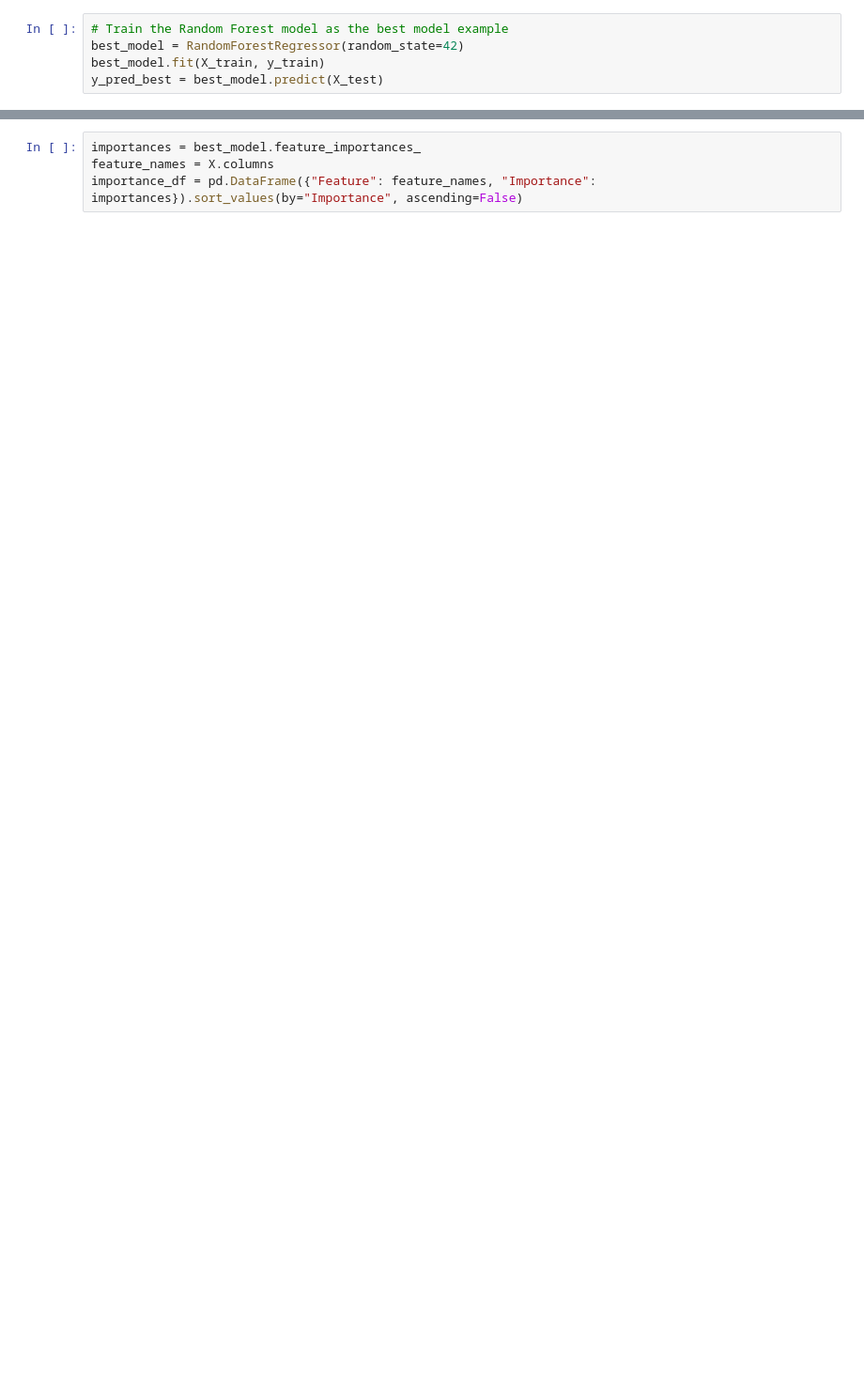
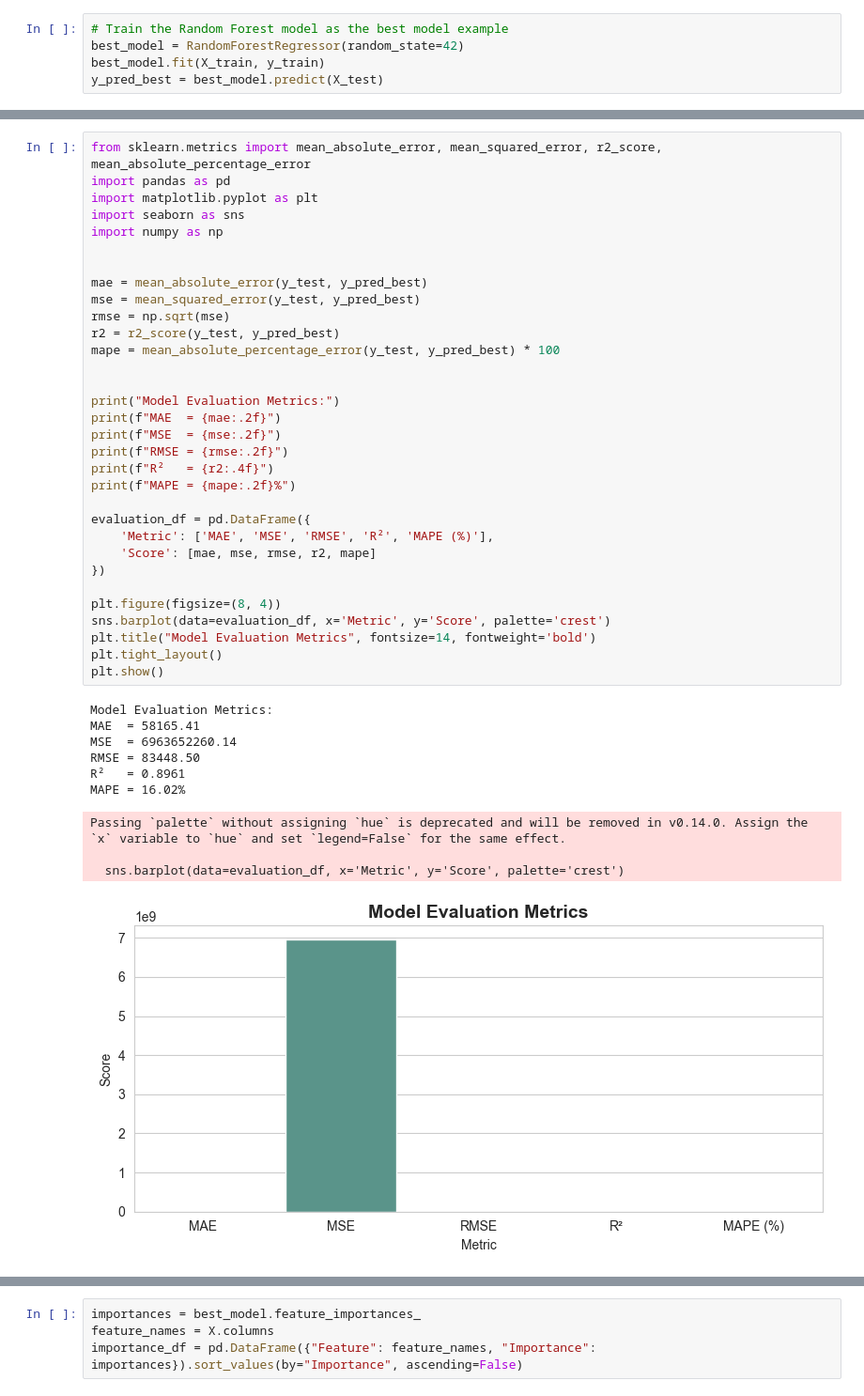
Before and after one commit to ahmed-yasser-taha/Machine-Learning, a Jupyter notebook: Linear Regression/Car_Price_prediction/Car_price_prediction.ipynb, the cells around one changed output, grey strips where cells are left out. Shown at 94% size. Saved outputs shown, nothing was run; the diff lists cells and outputs as text; blank space fills up the shorter version.

```diff
--- a/Linear Regression/Car_Price_prediction/Car_price_prediction.ipynb
+++ b/Linear Regression/Car_Price_prediction/Car_price_prediction.ipynb
@@ -332,3 +333,46 @@ plt.show()
+# %%
+from sklearn.metrics import mean_absolute_error, mean_squared_error, r2_score, mean_absolute_percentage_error
+import pandas as pd
+import matplotlib.pyplot as plt
+import seaborn as sns
+import numpy as np
+
+
+mae = mean_absolute_error(y_test, y_pred_best)
+mse = mean_squared_error(y_test, y_pred_best)
+rmse = np.sqrt(mse)
+r2 = r2_score(y_test, y_pred_best)
+mape = mean_absolute_percentage_error(y_test, y_pred_best) * 100
+
+
+print("Model Evaluation Metrics:")
+print(f"MAE  = {mae:.2f}")
+print(f"MSE  = {mse:.2f}")
+print(f"RMSE = {rmse:.2f}")
+print(f"R²   = {r2:.4f}")
+print(f"MAPE = {mape:.2f}%")
+
+evaluation_df = pd.DataFrame({
+    'Metric': ['MAE', 'MSE', 'RMSE', 'R²', 'MAPE (%)'],
+    'Score': [mae, mse, rmse, r2, mape]
+})
+
+plt.figure(figsize=(8, 4))
+sns.barplot(data=evaluation_df, x='Metric', y='Score', palette='crest')
+plt.title("Model Evaluation Metrics", fontsize=14, fontweight='bold')
+plt.tight_layout()
+plt.show()
+# %% [output]
+Model Evaluation Metrics:
+MAE  = 58165.41
+MSE  = 6963652260.14
+RMSE = 83448.50
+R²   = 0.8961
+MAPE = 16.02%
+Passing `palette` without assigning `hue` is deprecated and will be removed in v0.14.0. Assign the `x` variable to `hue` and set `legend=False` for the same effect.
+
+  sns.barplot(data=evaluation_df, x='Metric', y='Score', palette='crest')
+[figure, added]
 # %%
 # Visualization 7: Error distribution
 errors = y_test - y_pred_best
```
Also changed, not shown: parts of 19 cells of this notebook, 15 other files.
